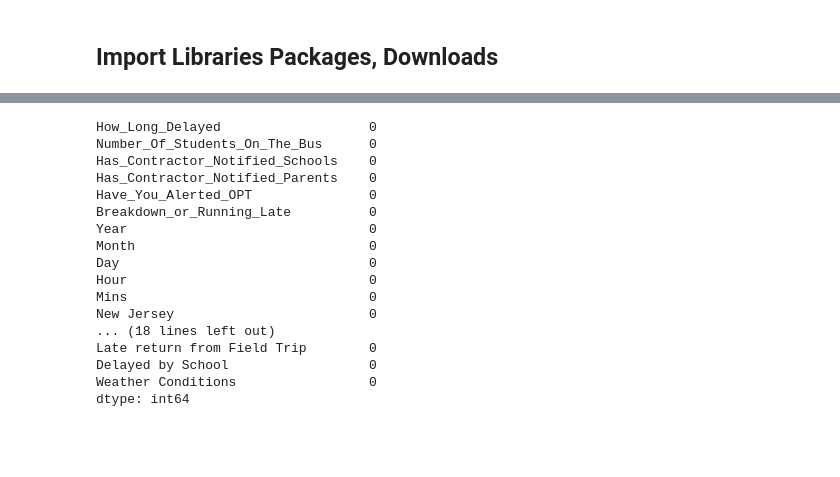
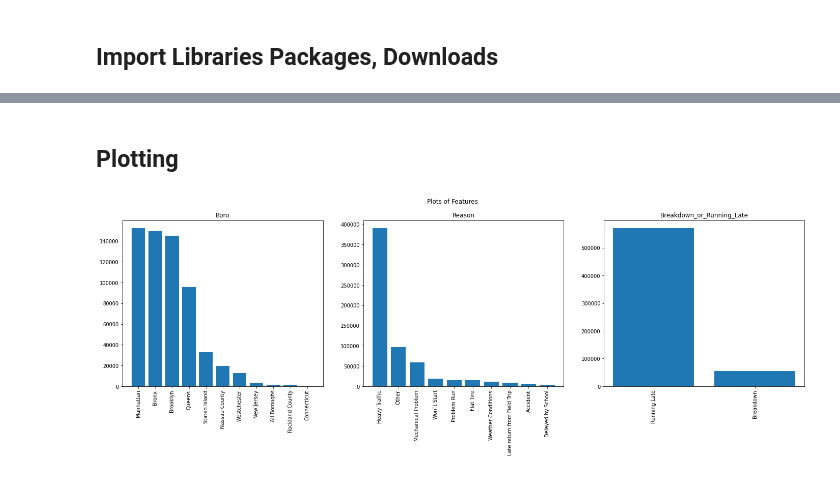
Before and after one commit to oaf9/Machine-Learning-Methods-for-Bus-Routes-and-Traffic, a Jupyter notebook: traffic_1.ipynb, the cells around one changed output, grey strips where cells are left out. Cells and saved outputs as stored; diff of their text form; code cells hidden in the pictures; blank space fills up the shorter version.

Commit message:
Plots

```diff
--- a/traffic_1.ipynb
+++ b/traffic_1.ipynb
@@ -9,4 +20,28 @@ import pandas as pd
 Data = pd.read_csv('formatted_data.csv')
+# %% [markdown]
+## Plotting
+# %%
+warnings.filterwarnings('ignore')
+
+columns_to_plot_Data = ['Boro', 'Reason', 'Breakdown_or_Running_Late']
+
+fig, axs = plt.subplots(1,3, figsize=(24, 6))
+fig.suptitle("Plots of Features")
+fig.subplots_adjust(hspace = .5, wspace=.2)
+axs = axs.ravel()
+
+i = 0
+for column_name in columns_to_plot_Data:
+
+    counts = Data[column_name].value_counts()
+
+    # Rotate the tick labels in the second subplot
+    axs[i].bar(counts.index, counts.values)
+    axs[i].set_title(f"{column_name}")
+    axs[i].set_xticklabels(counts.index, rotation=90)
+    i += 1
+# %% [output]
+[figure, added]
 # %%
 def process(df):
 
@@ -58,22 +116,0 @@ df = process(Data)
-# %%
-x = df[df['How_Long_Delayed'].isin(['-1'])]
-x['Breakdown_or_Running_Late'].sum()
-df.isna().sum()
-# %% [output]
-How_Long_Delayed                   0
-Number_Of_Students_On_The_Bus      0
-Has_Contractor_Notified_Schools    0
-Has_Contractor_Notified_Parents    0
-Have_You_Alerted_OPT               0
-Breakdown_or_Running_Late          0
-Year                               0
-Month                              0
-Day                                0
-Hour                               0
-Mins                               0
-New Jersey                         0
-... (18 lines left out)
-Late return from Field Trip        0
-Delayed by School                  0
-Weather Conditions                 0
-dtype: int64
```
Also changed, not shown: parts of 12 cells of this notebook.
